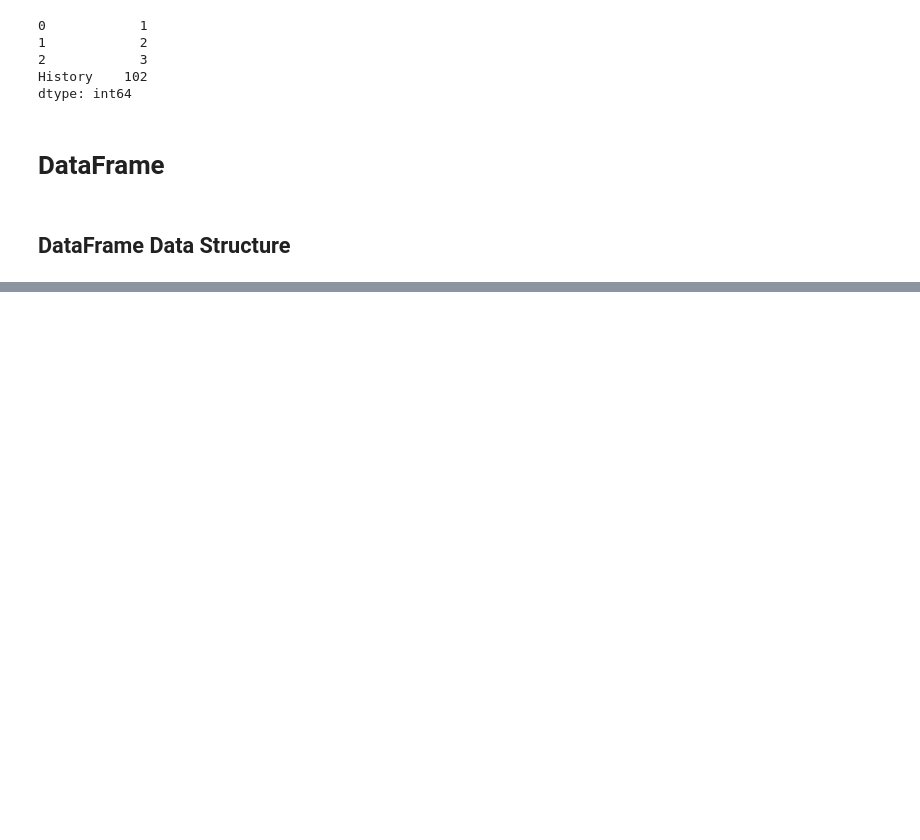
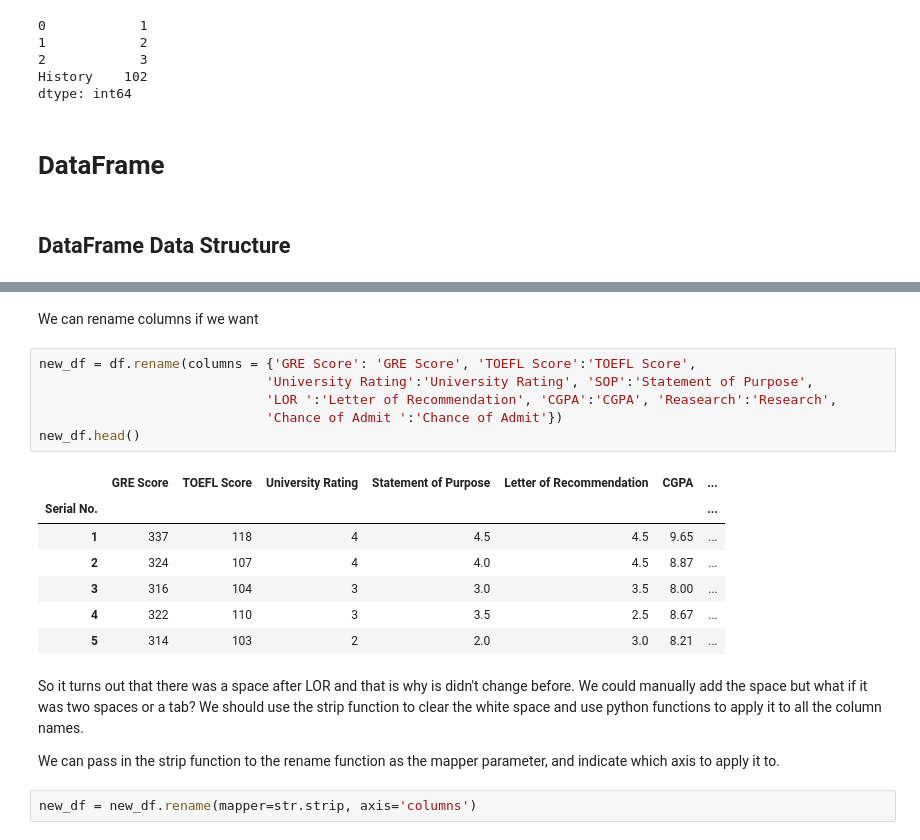
Before and after one commit to jaredwilliam/Applied_Data_Science_Python, a Jupyter notebook: 1_Intro_to_Data_Science_in_Python/Week 2/Introduction to Pandas.ipynb, the cells around one changed output, grey strips where cells are left out. Cells and saved outputs as stored; diff of their text form; blank space fills up the shorter version.

```diff
--- a/1_Intro_to_Data_Science_in_Python/Week 2/Introduction to Pandas.ipynb
+++ b/1_Intro_to_Data_Science_in_Python/Week 2/Introduction to Pandas.ipynb
@@ -253,0 +439,22 @@ dtype: int64
+# %% [markdown]
+We can rename columns if we want
+# %%
+new_df = df.rename(columns = {'GRE Score': 'GRE Score', 'TOEFL Score':'TOEFL Score',
+                             'University Rating':'University Rating', 'SOP':'Statement of Purpose',
+                             'LOR ':'Letter of Recommendation', 'CGPA':'CGPA', 'Reasearch':'Research',
+                             'Chance of Admit ':'Chance of Admit'})
+new_df.head()
+# %% [output]
+|  | GRE Score | TOEFL Score | University Rating | Statement of Purpose | Letter of Recommendation | CGPA | ... |
+| Serial No. |  |  |  |  |  |  | ... |
+| 1 | 337 | 118 | 4 | 4.5 | 4.5 | 9.65 | ... |
+| 2 | 324 | 107 | 4 | 4.0 | 4.5 | 8.87 | ... |
+| 3 | 316 | 104 | 3 | 3.0 | 3.5 | 8.00 | ... |
+| 4 | 322 | 110 | 3 | 3.5 | 2.5 | 8.67 | ... |
+| 5 | 314 | 103 | 2 | 2.0 | 3.0 | 8.21 | ... |
+# %% [markdown]
+So it turns out that there was a space after LOR and that is why is didn't change before. We could manually add the space but what if it was two spaces or a tab? We should use the strip function to clear the white space and use python functions to apply it to all the column names.
+
+We can pass in the strip function to the rename function as the mapper parameter, and indicate which axis to apply it to.
+# %%
+new_df = new_df.rename(mapper=str.strip, axis='columns')
```
Also changed, not shown: parts of 48 cells of this notebook, 1 other file.
